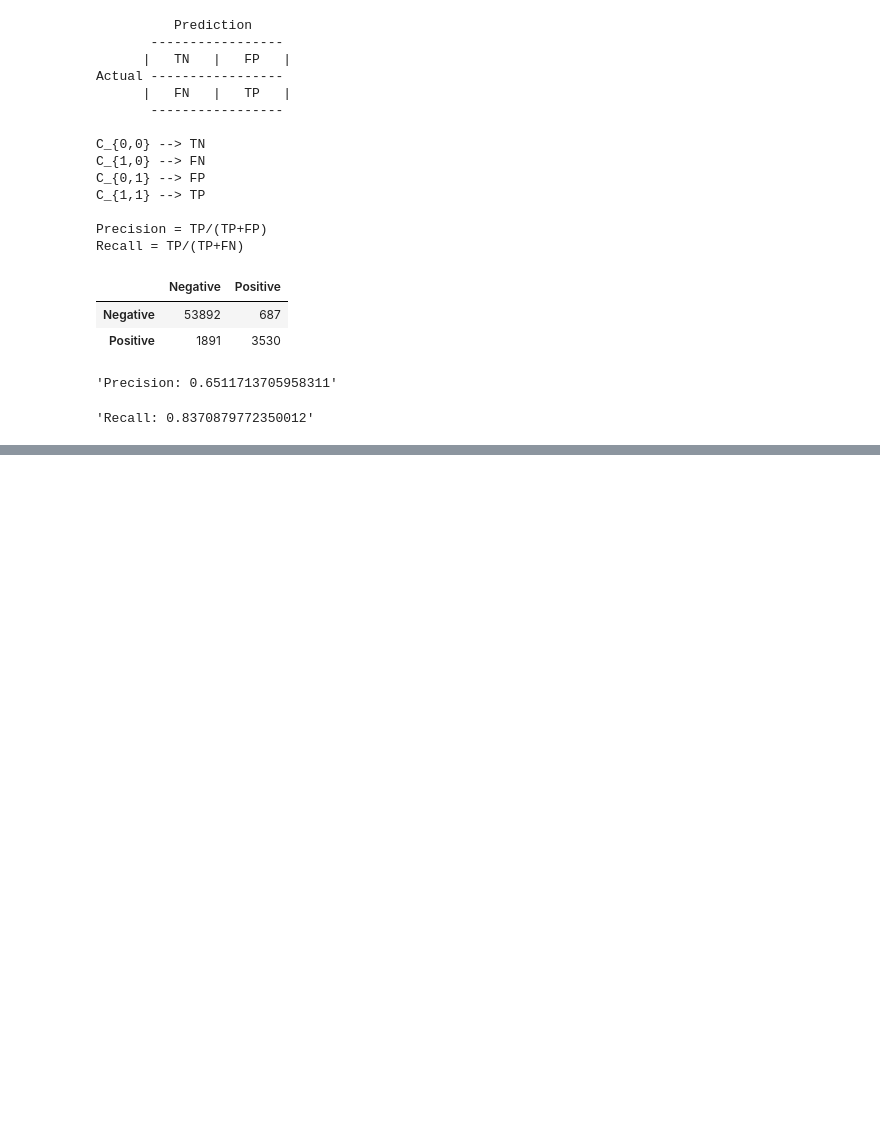
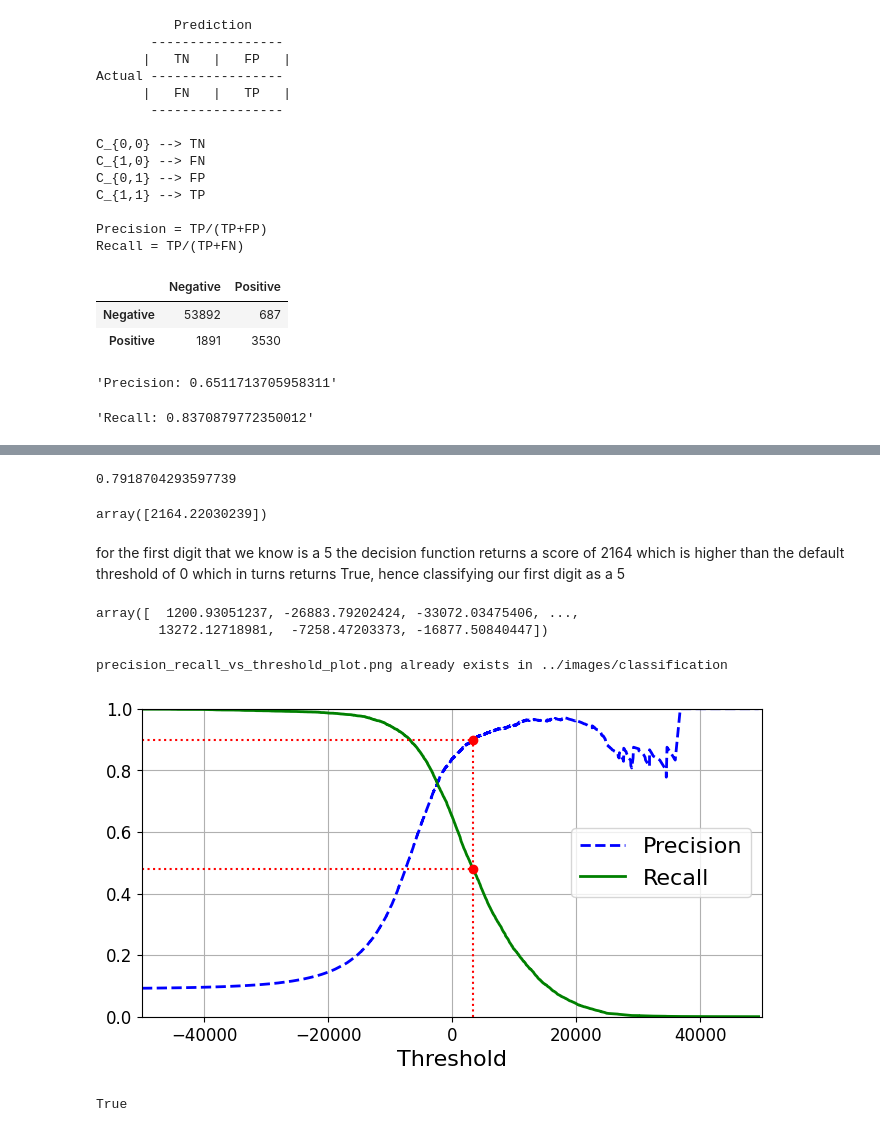
Before and after one commit to niciac/MachineLearning, a Jupyter notebook: hands_on_ml_2/notebooks/Chapter3_Classification_MNIST.ipynb, the cells around one changed output, grey strips where cells are left out. Saved outputs shown, nothing was run; the diff lists cells and outputs as text; code cells hidden in the pictures; blank space fills up the shorter version.

```diff
--- a/hands_on_ml_2/notebooks/Chapter3_Classification_MNIST.ipynb
+++ b/hands_on_ml_2/notebooks/Chapter3_Classification_MNIST.ipynb
@@ -406,0 +421,54 @@ f'Recall: {cm[1,1]/(cm[1,1]+cm[0,1])}'
+# %%
+beta=2
+manual_fbeta_score = (((1+beta**2)*precision_score_value*recall_score_value)/(recall_score_value+(beta**2)*precision_score_value))
+manual_fbeta_score
+# %% [output]
+0.7918704293597739
+# %%
+y_scores = sgd_clf.decision_function([some_digit])
+y_scores
+# %% [output]
+array([2164.22030239])
+# %% [markdown]
+for the first digit that we know is a 5 the decision function returns a score of 2164 which is higher than the default threshold of 0 which in turns returns True, hence classifying our first digit as a 5
+# %%
+y_scores = cross_val_predict(sgd_clf, X_train, y_train_5, cv=3, method='decision_function')
+y_scores
+# %% [output]
+array([  1200.93051237, -26883.79202424, -33072.03475406, ...,
+        13272.12718981,  -7258.47203373, -16877.50840447])
+# %%
+from sklearn.metrics import precision_recall_curve
+
+precisions, recalls, thresholds = precision_recall_curve(y_train_5,y_scores)
+# %%
+def plot_precision_recall_vs_threshold(precisions, recalls, thresholds):
+    plt.plot(thresholds, precisions[:-1], "b--", label="Precision", linewidth=2)
+    plt.plot(thresholds, recalls[:-1], "g-", label="Recall", linewidth=2)
+    plt.legend(loc="center right", fontsize=16) # Not shown in the book
+    plt.xlabel("Threshold", fontsize=16)        # Not shown
+    plt.grid(True)                              # Not shown
+    plt.axis([-50000, 50000, 0, 1])             # Not shown
+
+
+
+recall_90_precision = recalls[np.argmax(precisions >= 0.90)]
+threshold_90_precision = thresholds[np.argmax(precisions >= 0.90)]
+
+
+plt.figure(figsize=(8, 4))                                                                  # Not shown
+plot_precision_recall_vs_threshold(precisions, recalls, thresholds)
+plt.plot([threshold_90_precision, threshold_90_precision], [0., 0.9], "r:")                 # Vertical line     # Not shown
+plt.plot([-50000, threshold_90_precision], [0.9, 0.9], "r:")                                # Horizontal line   # Not shown
+plt.plot([-50000, threshold_90_precision], [recall_90_precision, recall_90_precision], "r:")# Horizontal line   # Not shown
+plt.plot([threshold_90_precision], [0.9], "ro")                                             # Single dot        # Not shown
+plt.plot([threshold_90_precision], [recall_90_precision], "ro")                             # Single dot        # Not shown
+save_fig("precision_recall_vs_threshold_plot")                                              # Not shown
+plt.show()
+# %% [output]
+precision_recall_vs_threshold_plot.png already exists in ../images/classification
+[figure, added]
+# %%
+(y_train_pred == (y_scores>0)).all()
+# %% [output]
+True
```
Also changed, not shown: parts of 27 cells of this notebook.
